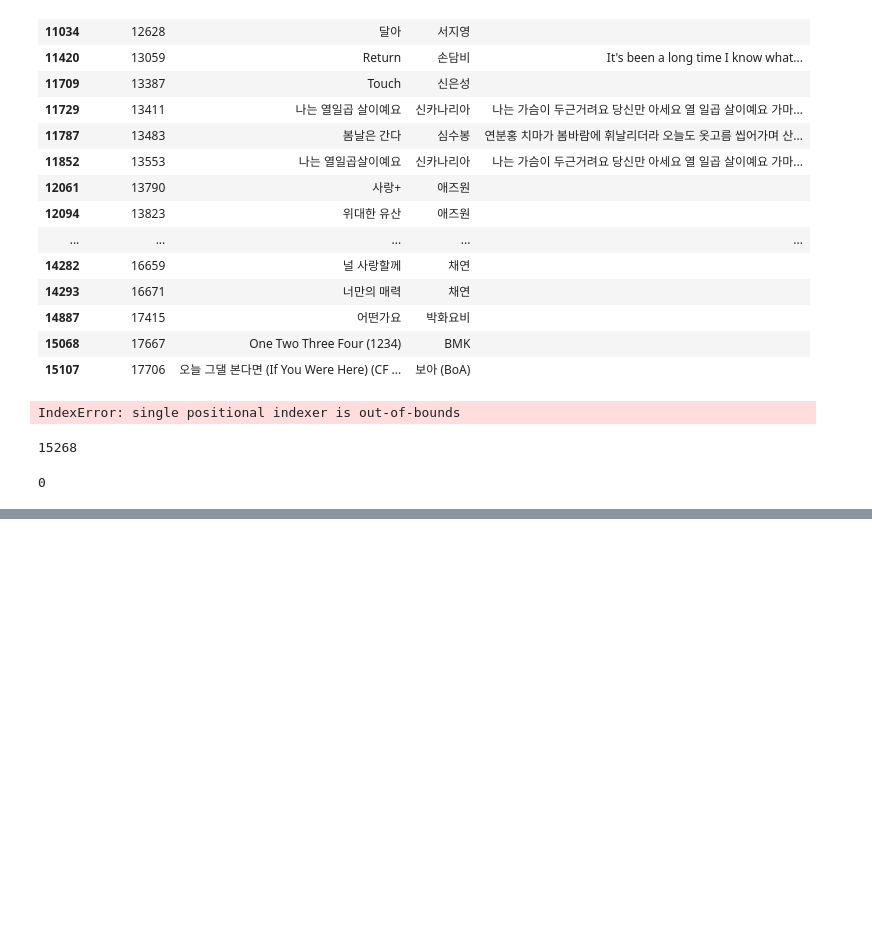
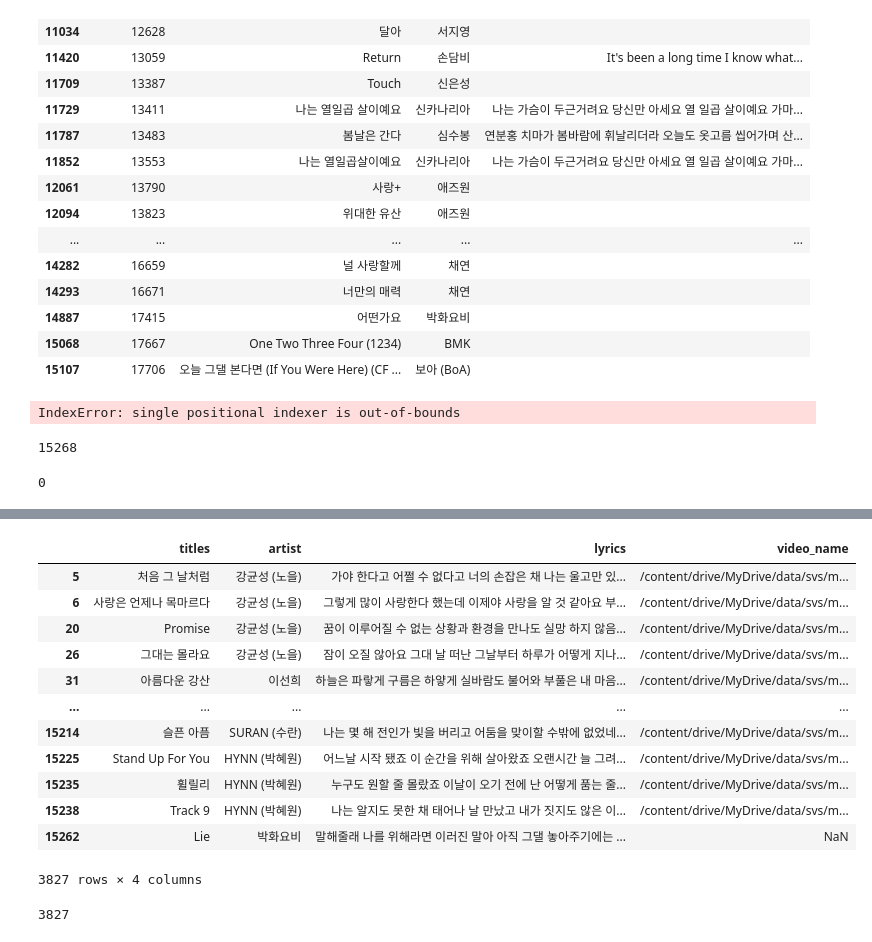
Before and after one commit to Ldoun/DeepSinger, a Jupyter notebook: data_crawling/df_preprocess.ipynb, the cells around one changed output, grey strips where cells are left out. Cells and saved outputs as stored; diff of their text form; code cells hidden in the pictures; blank space fills up the shorter version.

```diff
--- a/data_crawling/df_preprocess.ipynb
+++ b/data_crawling/df_preprocess.ipynb
@@ -169,0 +237,20 @@ lyrics_result_drop.to_csv('lyrics_result_drop.csv')
+# %%
+data[data.duplicated(['titles'],keep = False)].head(45)
+# %% [output]
+|  | titles | artist | lyrics | video_name |
+| 5 | 처음 그 날처럼 | 강균성 (노을) | 가야 한다고 어쩔 수 없다고 너의 손잡은 채 나는 울고만 있... | /content/drive/MyDrive/data/svs/m... |
+| 6 | 사랑은 언제나 목마르다 | 강균성 (노을) | 그렇게 많이 사랑한다 했는데 이제야 사랑을 알 것 같아요 부... | /content/drive/MyDrive/data/svs/m... |
+| 20 | Promise | 강균성 (노을) | 꿈이 이루어질 수 없는 상황과 환경을 만나도 실망 하지 않음... | /content/drive/MyDrive/data/svs/m... |
+| 26 | 그대는 몰라요 | 강균성 (노을) | 잠이 오질 않아요 그대 날 떠난 그날부터 하루가 어떻게 지나... | /content/drive/MyDrive/data/svs/m... |
+| 31 | 아름다운 강산 | 이선희 | 하늘은 파랗게 구름은 하얗게 실바람도 불어와 부풀은 내 마음... | /content/drive/MyDrive/data/svs/m... |
+| ... | ... | ... | ... | ... |
+| 15214 | 슬픈 아픔 | SURAN (수란) | 나는 몇 해 전인가 빛을 버리고 어둠을 맞이할 수밖에 없었네... | /content/drive/MyDrive/data/svs/m... |
+| 15225 | Stand Up For You | HYNN (박혜원) | 어느날 시작 됐죠 이 순간을 위해 살아왔죠 오랜시간 늘 그려... | /content/drive/MyDrive/data/svs/m... |
+| 15235 | 휠릴리 | HYNN (박혜원) | 누구도 원할 줄 몰랐죠 이날이 오기 전에 난 어떻게 품는 줄... | /content/drive/MyDrive/data/svs/m... |
+| 15238 | Track 9 | HYNN (박혜원) | 나는 알지도 못한 채 태어나 날 만났고 내가 짓지도 않은 이... | /content/drive/MyDrive/data/svs/m... |
+| 15262 | Lie | 박화요비 | 말해줄래 나를 위해라면 이러진 말아 아직 그댈 놓아주기에는 ... | NaN |
+3827 rows × 4 columns
+# %%
+len(data[data.duplicated(['titles'],keep = False)])
+# %% [output]
+3827
```
Also changed, not shown: parts of 9 cells of this notebook, 3 other files.
